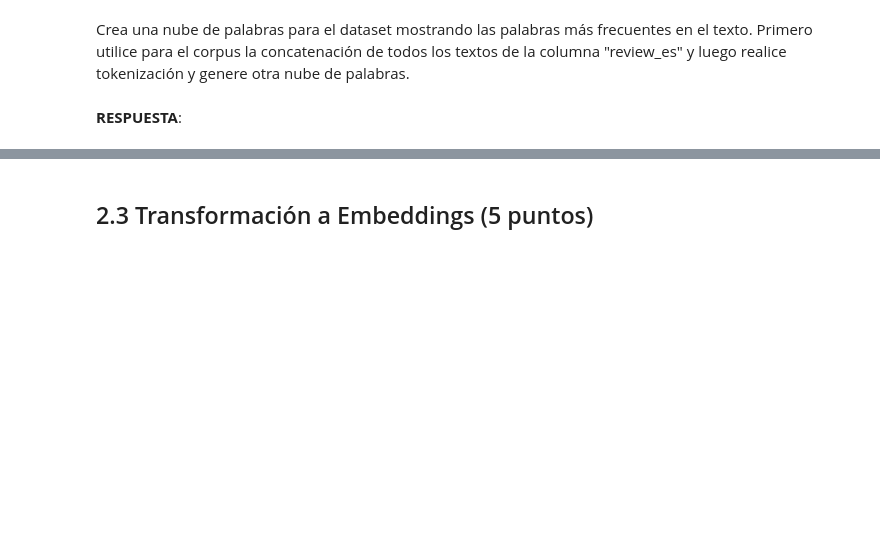
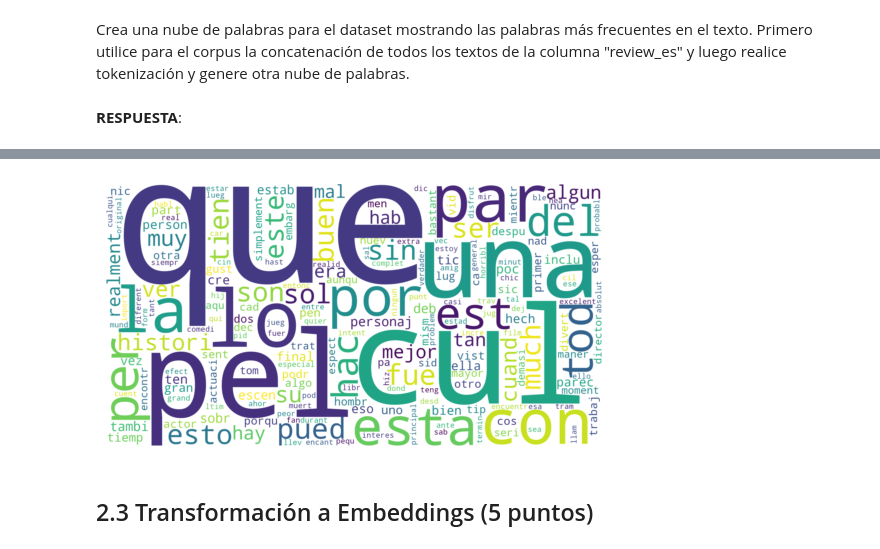
Before and after one commit to Larraguibel/NLP-projects, a Jupyter notebook: Tarea-1/T1_Vergara_Briones_Ignacio.ipynb (2).ipynb, the cells around one changed output, grey strips where cells are left out. Drawn from its saved outputs; the diff is of its cells as text; code cells hidden in the pictures; blank space fills up the shorter version.

```diff
--- a/Tarea-1/T1_Vergara_Briones_Ignacio.ipynb (2).ipynb
+++ b/Tarea-1/T1_Vergara_Briones_Ignacio.ipynb (2).ipynb
@@ -383,16 +379,33 @@ plt.show()
 # %%
-# Ahora tokenizando
+# Ahora tokenizando, se modifica el tokenizer para español
+import re
+from nltk.stem.snowball import SnowballStemmer
+# Load stop-words
+stop_words_es = set(stopwords.words('spanish'))
+
+# Initialize tokenizer
+# It's also possible to try with a stemmer or to mix a stemmer and a lemmatizer
+tokenizer_es = RegexpTokenizer(r'\w+', flags=re.UNICODE)   # Para permitir tildes en las palabras y ñ´s
+
+# Initialize lemmatizer (especial para el español)
+stemmer = SnowballStemmer('spanish')
+
+def tokenize_es(document):
+    words = []
+
+    for sentence in sent_tokenize(document, language='spanish'):
+        for t in tokenizer.tokenize(sentence):
+            t = t.lower()
+            if t not in stop_words and len(t) > 2:
+                words.append(stemmer.stem(t))
+    text = " ".join(words)
+    return text
+
+
 corpus_es = []
 
 for review in df["review_es"]:
-    document = tokenize(review)
+    document = tokenize_es(review)
     corpus_es.append(document)
-
-corpus_es_mixed = corpus_es[0]
-for doc in corpus_es[1:]:
-    corpus_es_mixed += ' ' + doc
-word_cloud4 = WordCloud(collocations = False, background_color = 'white', width = 2048, height = 1080).generate(corpus_es_mixed)
-plt.imshow(word_cloud4, interpolation='bilinear')
-plt.axis("off")
-plt.show()
+corpus_es
 # %% [output]
@@ -400,3 +429,11 @@ plt.show()
+# %%
+corpus_es_mixed = " ".join(corpus_es)
+word_cloud4 = WordCloud(collocations = False, background_color = 'white', width = 2048, height = 1080).generate(corpus_es_mixed)
+plt.imshow(word_cloud4, interpolation='bilinear')
+plt.axis("off")
+plt.show()
+# %% [output]
+[figure, added]
 # %% [markdown]
 ## 2.3 Transformación a Embeddings (5 puntos)
 # %% [markdown]
```
Also changed, not shown: parts of 14 cells of this notebook.
